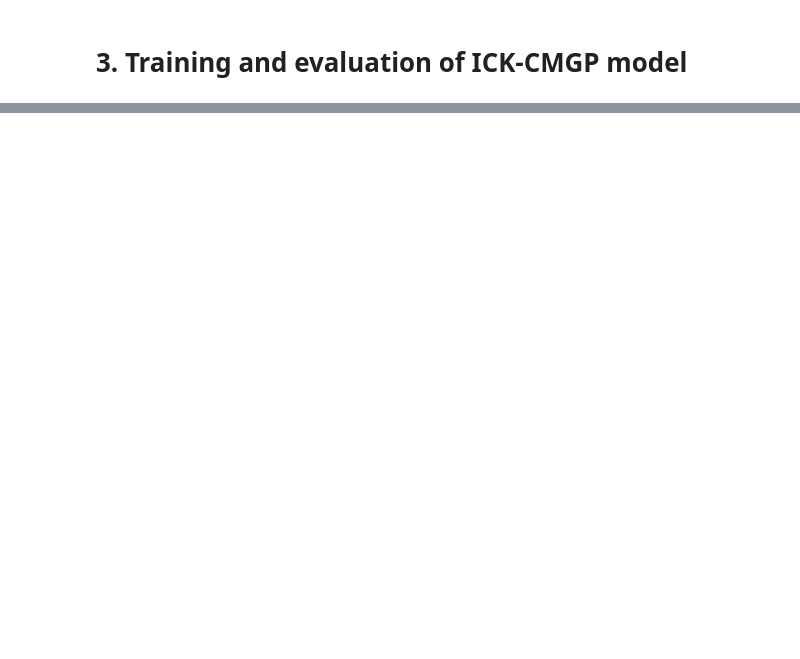
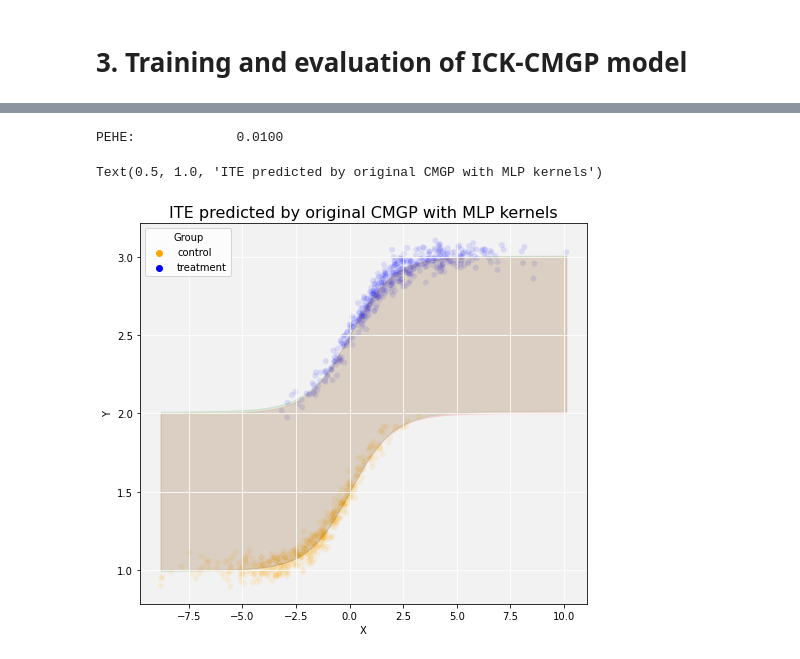
Before and after one commit to jzy95310/ICK, a Jupyter notebook: experiments/causal_inference/synthetic_data_experiment.ipynb, the cells around one changed output, grey strips where cells are left out. Saved outputs shown, nothing was run; the diff lists cells and outputs as text; code cells hidden in the pictures; blank space fills up the shorter version.

```diff
--- a/experiments/causal_inference/synthetic_data_experiment.ipynb
+++ b/experiments/causal_inference/synthetic_data_experiment.ipynb
@@ -175,0 +236,40 @@ PEHE:             0.0531
+# %%
+import GPy
+from benchmarks.cmgp_modified import CMGP
+
+K0 = GPy.kern.MLP(X_train.shape[1], weight_variance=0.1, bias_variance=0.1, ARD=False)
+K1 = GPy.kern.MLP(X_train.shape[1], weight_variance=0.2, bias_variance=0.2, ARD=False)
+cmgp_model = CMGP(X_train, T_train, Y_train, kernels=[K0,K1], initialize_params=False)
+mu0_test_pred, mu1_test_pred = cmgp_model.predict(X_test.reshape(-1), return_var=False)
+mu_test_pred = mu1_test_pred - mu0_test_pred
+# %%
+# PEHE
+pehe_test = np.sqrt(np.mean((mu_test_pred - mu_test) ** 2))
+print('PEHE:             %.4f' % (pehe_test))
+
+# Visualize ITE
+test_df = df.loc[int(N*train_test_ratio):]
+fig = plt.figure(figsize=(8,7))
+ax = plt.gca()
+ax.set_facecolor('#F2F2F2')
+ax.grid(color='white')
+sns.scatterplot(data=test_df, x='X', y='Y', hue='Group', alpha=0.1, palette={'control':'orange','treatment':'blue'})
+ax.fill_between(
+    sorted(test_df['X']),
+    [x for _,x in sorted(zip(test_df['X'],test_df['mu0']))],
+    [x for _,x in sorted(zip(test_df['X'],test_df['mu1']))],
+    color='red',
+    alpha=0.1
+)
+ax.fill_between(
+    sorted(test_df['X']),
+    [x for _,x in sorted(zip(test_df['X'],mu0_test_pred.reshape(-1)))],
+    [x for _,x in sorted(zip(test_df['X'],mu1_test_pred.reshape(-1)))],
+    color='green',
+    alpha=0.1
+)
+ax.set_title('ITE predicted by original CMGP with MLP kernels', fontsize=16)
+# %% [output]
+PEHE:             0.0100
+Text(0.5, 1.0, 'ITE predicted by original CMGP with MLP kernels')
+[figure, added]
```
Also changed, not shown: parts of 8 cells of this notebook, 24 other files.
